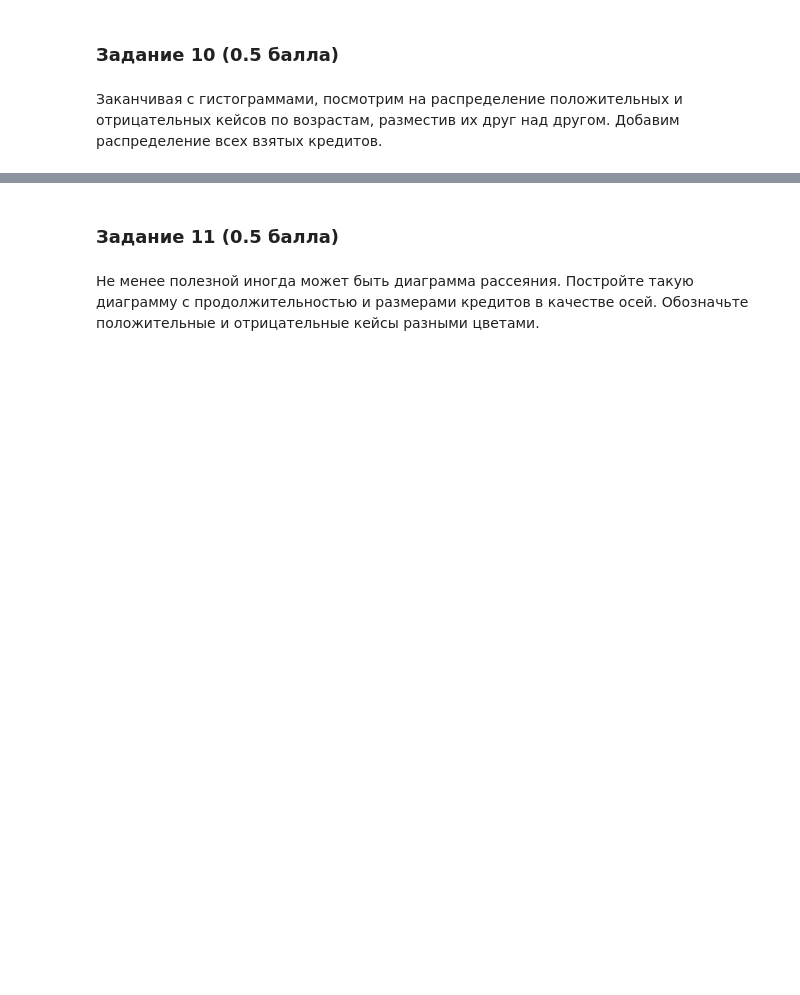
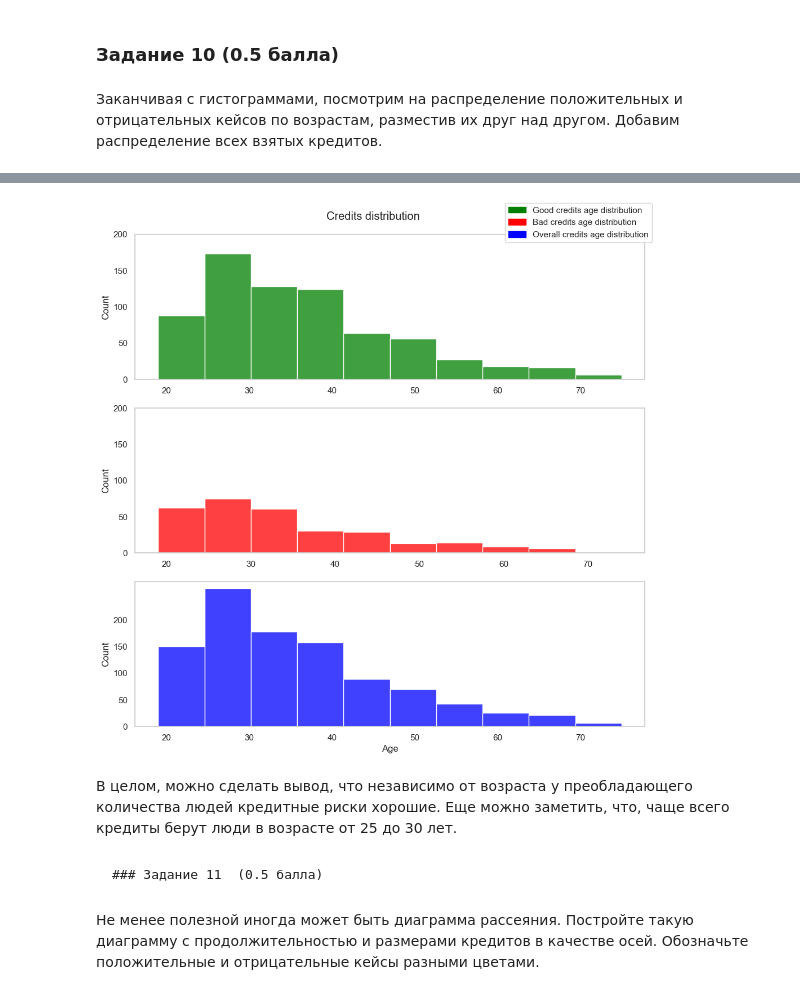
Before and after one commit to LostImagin4tion/iad-intro-ds, a Jupyter notebook: 2023/homeworks/hw03-plots/hw03-EDA.ipynb, the cells around one changed output, grey strips where cells are left out. Cells and saved outputs as stored; diff of their text form; code cells hidden in the pictures; blank space fills up the shorter version.

```diff
--- a/2023/homeworks/hw03-plots/hw03-EDA.ipynb
+++ b/2023/homeworks/hw03-plots/hw03-EDA.ipynb
@@ -281,4 +323,52 @@ seaborn легко позволяет добавить ещё больше ин
+# %%
+import matplotlib.patches as mpatches
+
+figure, axis = plt.subplots(3, 1, figsize=(10,10))
+figure.suptitle('Credits distribution')
+sns.set_style("whitegrid", {'axes.grid': False})
+
+plot1 = sns.histplot(
+    data=data.loc[data['credit_risk'] == 'good'],
+    x='age',
+    color='green',
+    ax=axis[0],
+    bins=10
+)
+plot1.set_yticks([0, 50, 100, 150, 200])
+plot1.set_xlabel('')
+
+plot2 = sns.histplot(
+    data=data.loc[data['credit_risk'] == 'bad'],
+    x='age',
+    color='red',
+    ax=axis[1],
+    bins=10
+)
+plot2.set_yticks([0, 50, 100, 150, 200])
+plot2.set_xlabel('')
+
+plot3 = sns.histplot(
+    data=data,
+    x='age',
+    color='blue',
+    ax=axis[2],
+    bins=10
+)
+plot3.set_yticks([0, 50, 100, 150, 200])
+plot3.set_xlabel('Age')
+
+patch1 = mpatches.Patch(color='green', label='Good credits age distribution')
+patch2 = mpatches.Patch(color='red', label='Bad credits age distribution')
+patch3 = mpatches.Patch(color='blue', label='Overall credits age distribution')
+
+figure.legend(handles=[patch1, patch2, patch3])
+figure.tight_layout()
+plt.show()
+# %% [output]
+[figure, added]
+# %% [markdown]
+В целом, можно сделать вывод, что независимо от возраста у преобладающего количества людей кредитные риски хорошие. Еще можно заметить, что, чаще всего кредиты берут люди в возрасте от 25 до 30 лет.
 # %% [markdown]
-### Задание 11  (0.5 балла)
+    ### Задание 11  (0.5 балла)
 # %% [markdown]
 Не менее полезной иногда может быть диаграмма рассеяния. Постройте такую диаграмму с продолжительностью и размерами кредитов в качестве осей. Обозначьте положительные и отрицательные кейсы разными цветами.
```
Also changed, not shown: parts of 19 cells of this notebook.
